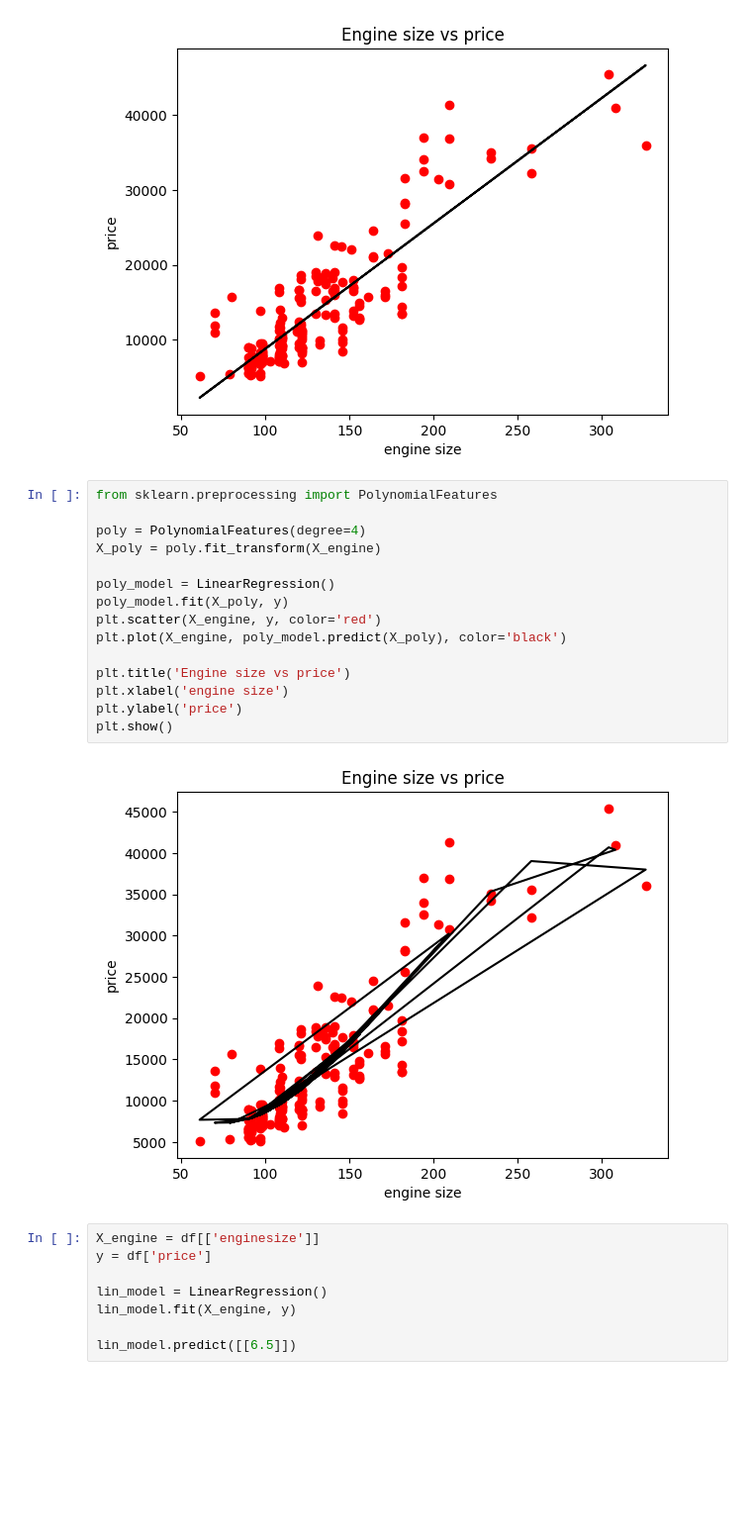
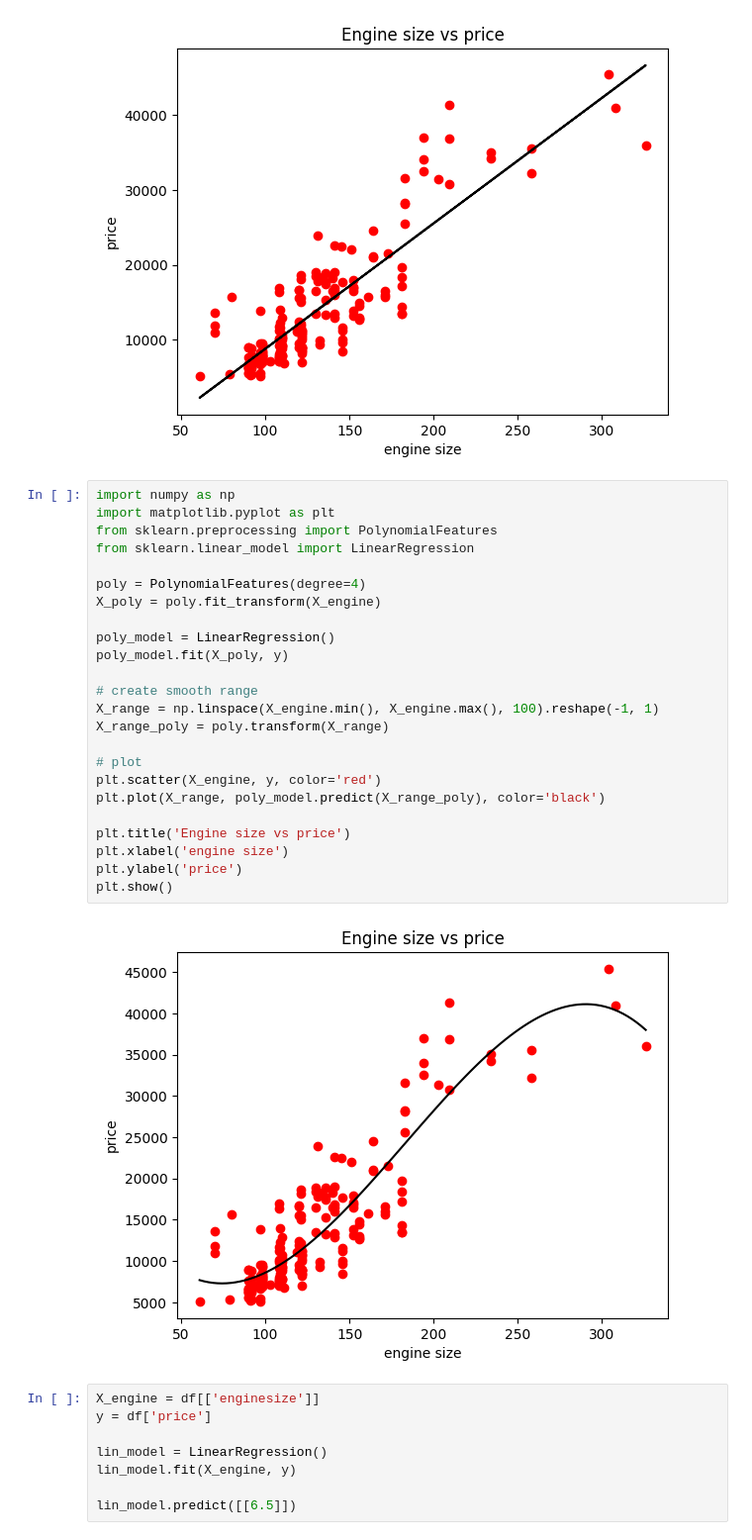
Before and after one commit to Tejaswimadastu/Machine_Learning, a Jupyter notebook: Polynomial_Regression_Car.ipynb, the cells around one changed output. Shown at 99% size. Drawn from its saved outputs; the diff is of its cells as text; blank space fills up the shorter version.

```diff
--- a/Polynomial_Regression_Car.ipynb
+++ b/Polynomial_Regression_Car.ipynb
@@ -60,22 +60,31 @@ plt.show()
 # %% [output]
 [figure]
 # %%
+import numpy as np
+import matplotlib.pyplot as plt
 from sklearn.preprocessing import PolynomialFeatures
+from sklearn.linear_model import LinearRegression
 
 poly = PolynomialFeatures(degree=4)
 X_poly = poly.fit_transform(X_engine)
 
 poly_model = LinearRegression()
 poly_model.fit(X_poly, y)
+
+# create smooth range
+X_range = np.linspace(X_engine.min(), X_engine.max(), 100).reshape(-1, 1)
+X_range_poly = poly.transform(X_range)
+
+# plot
 plt.scatter(X_engine, y, color='red')
-plt.plot(X_engine, poly_model.predict(X_poly), color='black')
+plt.plot(X_range, poly_model.predict(X_range_poly), color='black')
 
 plt.title('Engine size vs price')
 plt.xlabel('engine size')
 plt.ylabel('price')
 plt.show()
 # %% [output]
-[figure, old version]
+[figure, new version]
 # %%
 X_engine = df[['enginesize']]
 y = df['price']
```
